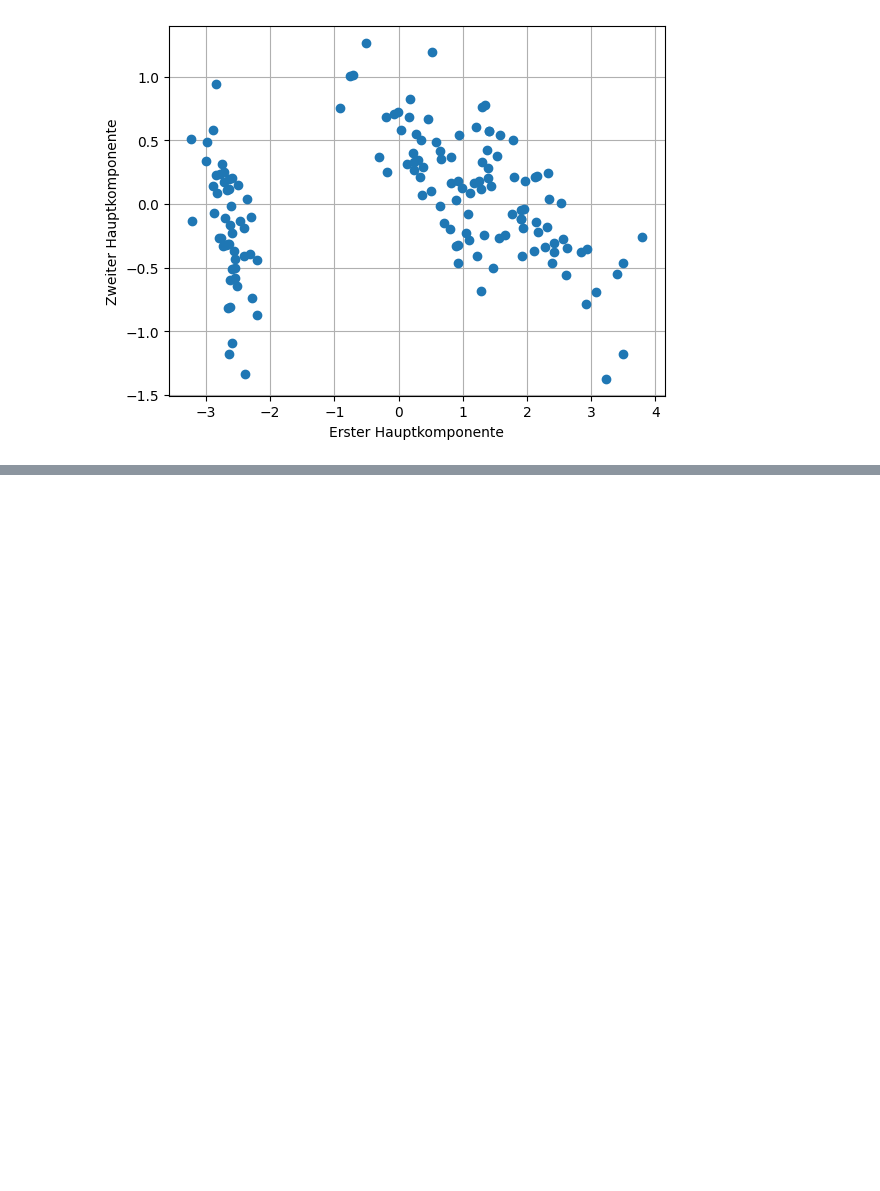
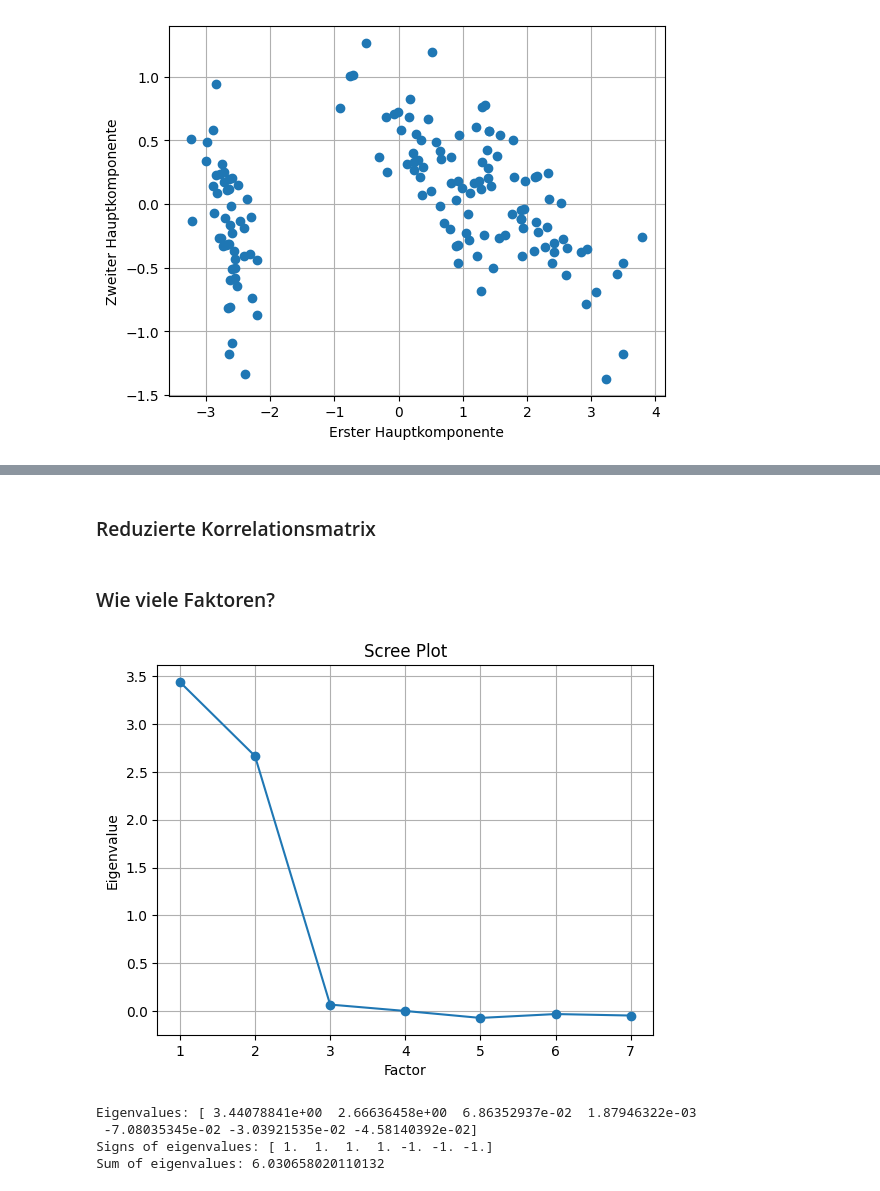
Before and after one commit to tombk556/Mehrdim.-Datenanalyse-und-stat.-Lernverfahren, a Jupyter notebook: Python/Prüfungsbeispiele.ipynb, the cells around one changed output, grey strips where cells are left out. Saved outputs shown, nothing was run; the diff lists cells and outputs as text; code cells hidden in the pictures; blank space fills up the shorter version.

```diff
--- a/Python/Prüfungsbeispiele.ipynb
+++ b/Python/Prüfungsbeispiele.ipynb
@@ -390,0 +393,3 @@ plt.show()
+# %%
+df = pd.read_csv('auto.csv')
+matrix = df.to_numpy()
@@ -390,0 +412,3 @@ plt.show()
+# %%
+cor_matrix = np.corrcoef(matrix.T)
+pd.DataFrame(cor_matrix)
@@ -390,0 +424,26 @@ plt.show()
+# %% [markdown]
+### Reduzierte Korrelationsmatrix
+# %%
+auto_cor_redu = cor_matrix.copy()
+rquadrat = 1 - (1 / np.diag(np.linalg.inv(cor_matrix)))
+np.fill_diagonal(auto_cor_redu, rquadrat)
+# %% [markdown]
+### Wie viele Faktoren?
+# %%
+evals = np.linalg.eigvals(auto_cor_redu)
+plt.plot(range(1, len(evals) + 1), evals, marker='o')
+plt.xlabel("Factor")
+plt.ylabel("Eigenvalue")
+plt.title("Scree Plot")
+plt.grid(True)
+plt.show()
+
+print("Eigenvalues:", evals)
+print("Signs of eigenvalues:", np.sign(evals))
+print("Sum of eigenvalues:", np.sum(evals))
+# %% [output]
+[figure, added]
+Eigenvalues: [ 3.44078841e+00  2.66636458e+00  6.86352937e-02  1.87946322e-03
+ -7.08035345e-02 -3.03921535e-02 -4.58140392e-02]
+Signs of eigenvalues: [ 1.  1.  1.  1. -1. -1. -1.]
+Sum of eigenvalues: 6.030658020110132
```
Also changed, not shown: parts of 6 cells of this notebook, 2 other files.
